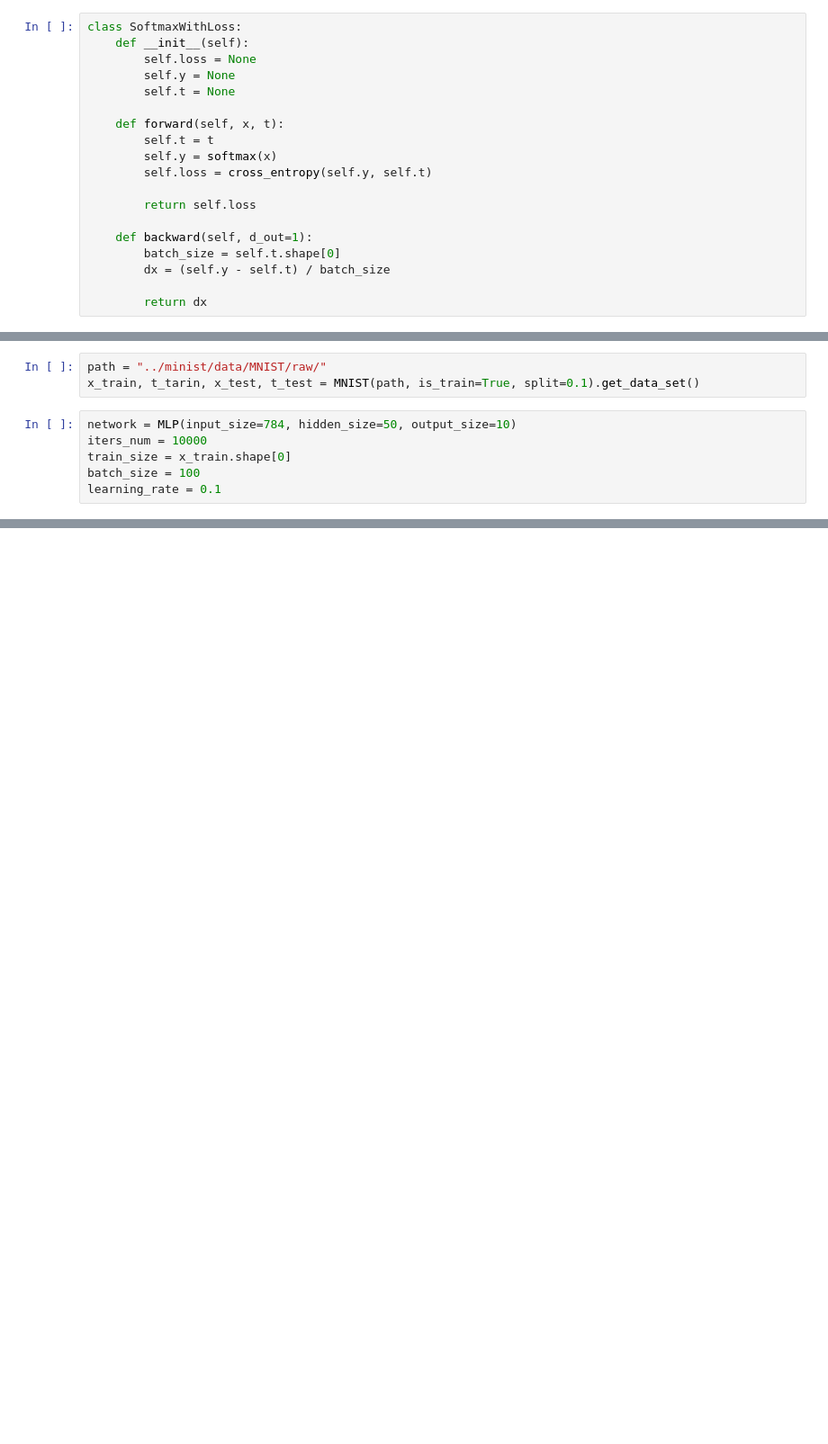
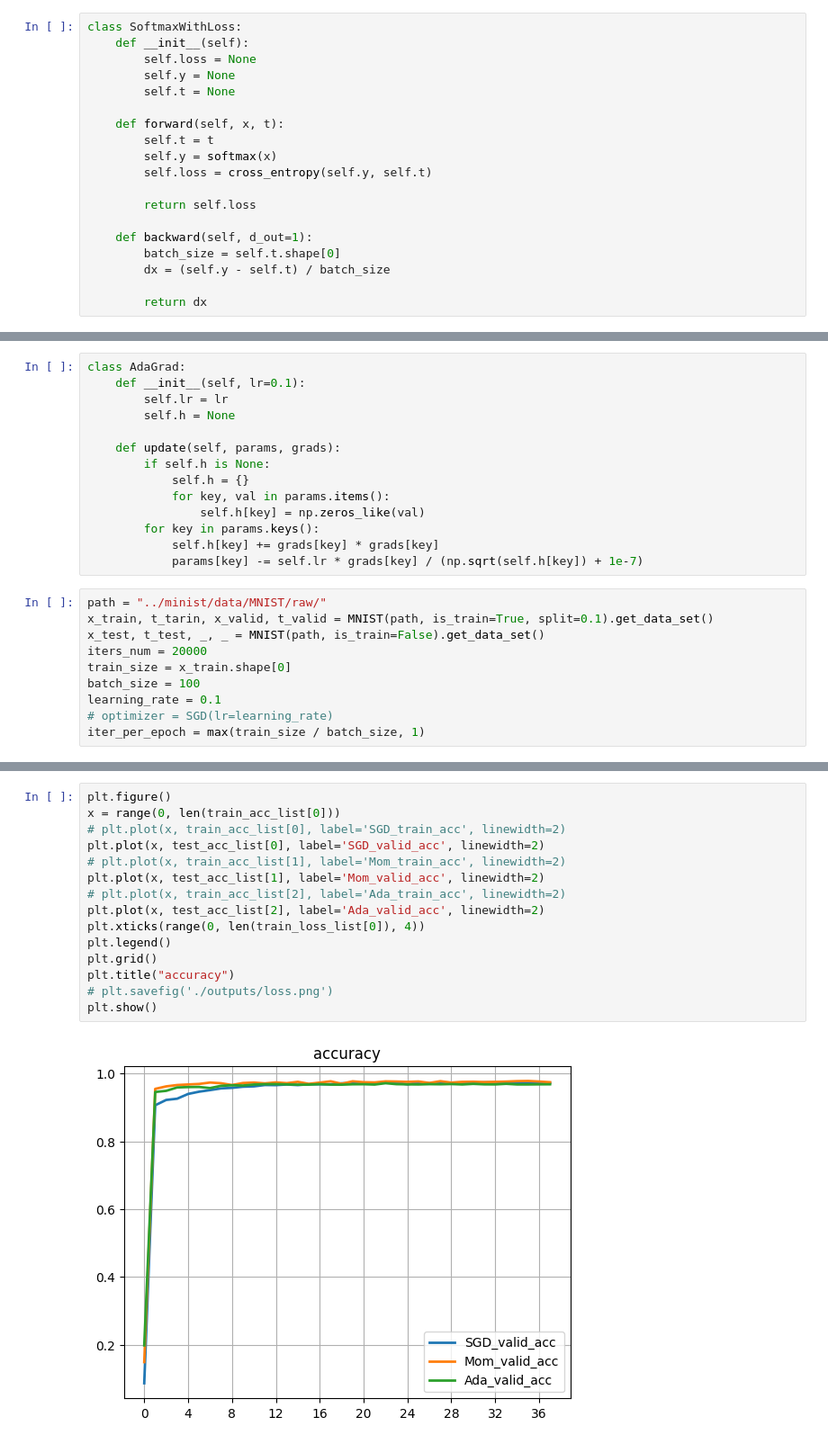
Before and after one commit to Ruizhuo-Xu/ML-Homework, a Jupyter notebook: mlp/mlp.ipynb, the cells around one changed output, grey strips where cells are left out. Shown at 90% size. Cells and saved outputs as stored; diff of their text form; blank space fills up the shorter version.

```diff
--- a/mlp/mlp.ipynb
+++ b/mlp/mlp.ipynb
@@ -192,9 +223,24 @@ class MLP:
+# %%
+class AdaGrad:
+    def __init__(self, lr=0.1):
+        self.lr = lr
+        self.h = None
+
+    def update(self, params, grads):
+        if self.h is None:
+            self.h = {}
+            for key, val in params.items():
+                self.h[key] = np.zeros_like(val)
+        for key in params.keys():
+            self.h[key] += grads[key] * grads[key]
+            params[key] -= self.lr * grads[key] / (np.sqrt(self.h[key]) + 1e-7)
 # %%
 path = "../minist/data/MNIST/raw/"
-x_train, t_tarin, x_test, t_test = MNIST(path, is_train=True, split=0.1).get_data_set()
+x_train, t_tarin, x_valid, t_valid = MNIST(path, is_train=True, split=0.1).get_data_set()
+x_test, t_test, _, _ = MNIST(path, is_train=False).get_data_set()
+iters_num = 20000
+train_size = x_train.shape[0]
+batch_size = 100
+learning_rate = 0.1
+# optimizer = SGD(lr=learning_rate)
+iter_per_epoch = max(train_size / batch_size, 1)
-# %%
-network = MLP(input_size=784, hidden_size=50, output_size=10)
-iters_num = 10000
-train_size = x_train.shape[0]
-batch_size = 100
-learning_rate = 0.1
@@ -202,0 +288,17 @@ iter_per_epoch = max(train_size / batch_size, 1)
+# %%
+plt.figure()
+x = range(0, len(train_acc_list[0]))
+# plt.plot(x, train_acc_list[0], label='SGD_train_acc', linewidth=2)
+plt.plot(x, test_acc_list[0], label='SGD_valid_acc', linewidth=2)
+# plt.plot(x, train_acc_list[1], label='Mom_train_acc', linewidth=2)
+plt.plot(x, test_acc_list[1], label='Mom_valid_acc', linewidth=2)
+# plt.plot(x, train_acc_list[2], label='Ada_train_acc', linewidth=2)
+plt.plot(x, test_acc_list[2], label='Ada_valid_acc', linewidth=2)
+plt.xticks(range(0, len(train_loss_list[0]), 4))
+plt.legend()
+plt.grid()
+plt.title("accuracy")
+# plt.savefig('./outputs/loss.png')
+plt.show()
+# %% [output]
+[figure, added]
```
Also changed, not shown: parts of 11 cells of this notebook, 4 other files.
